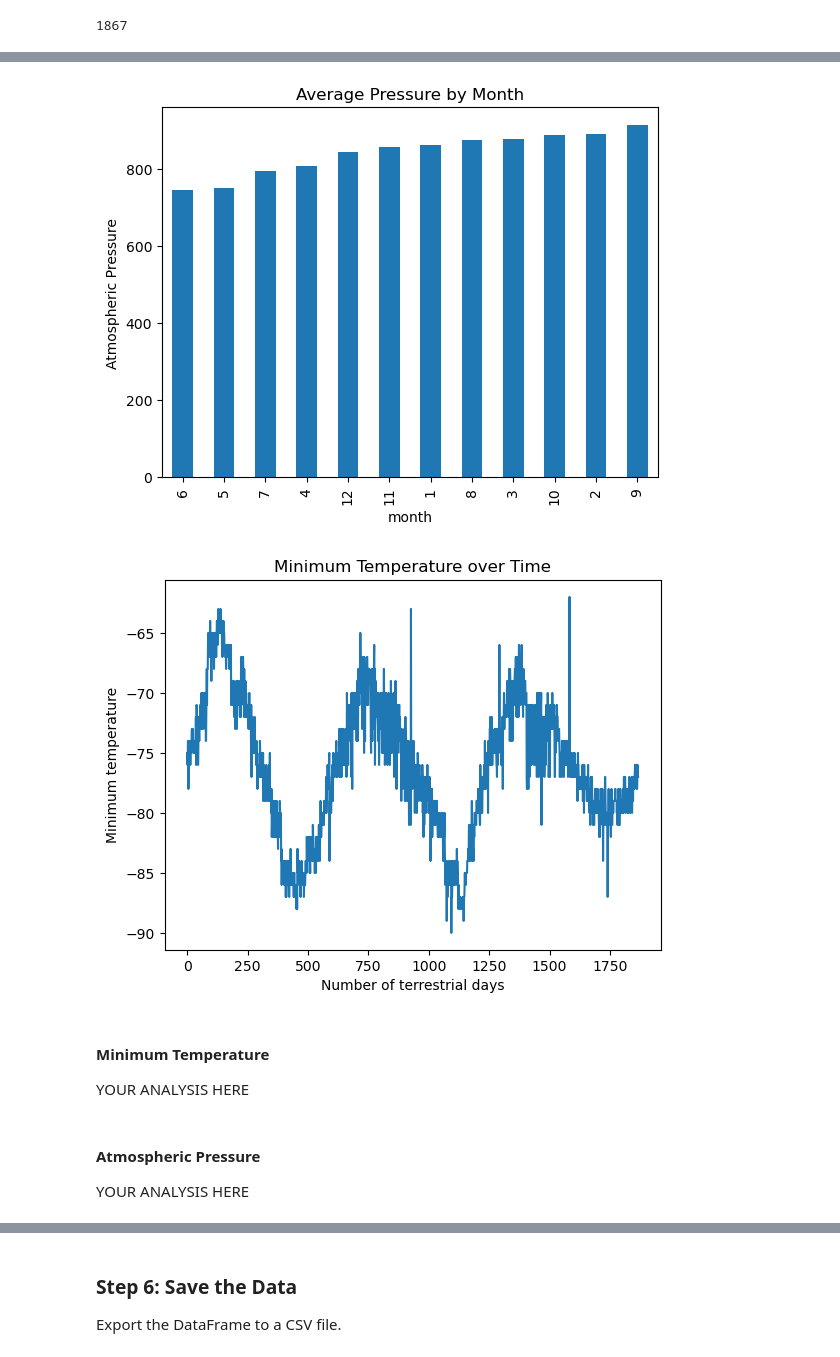
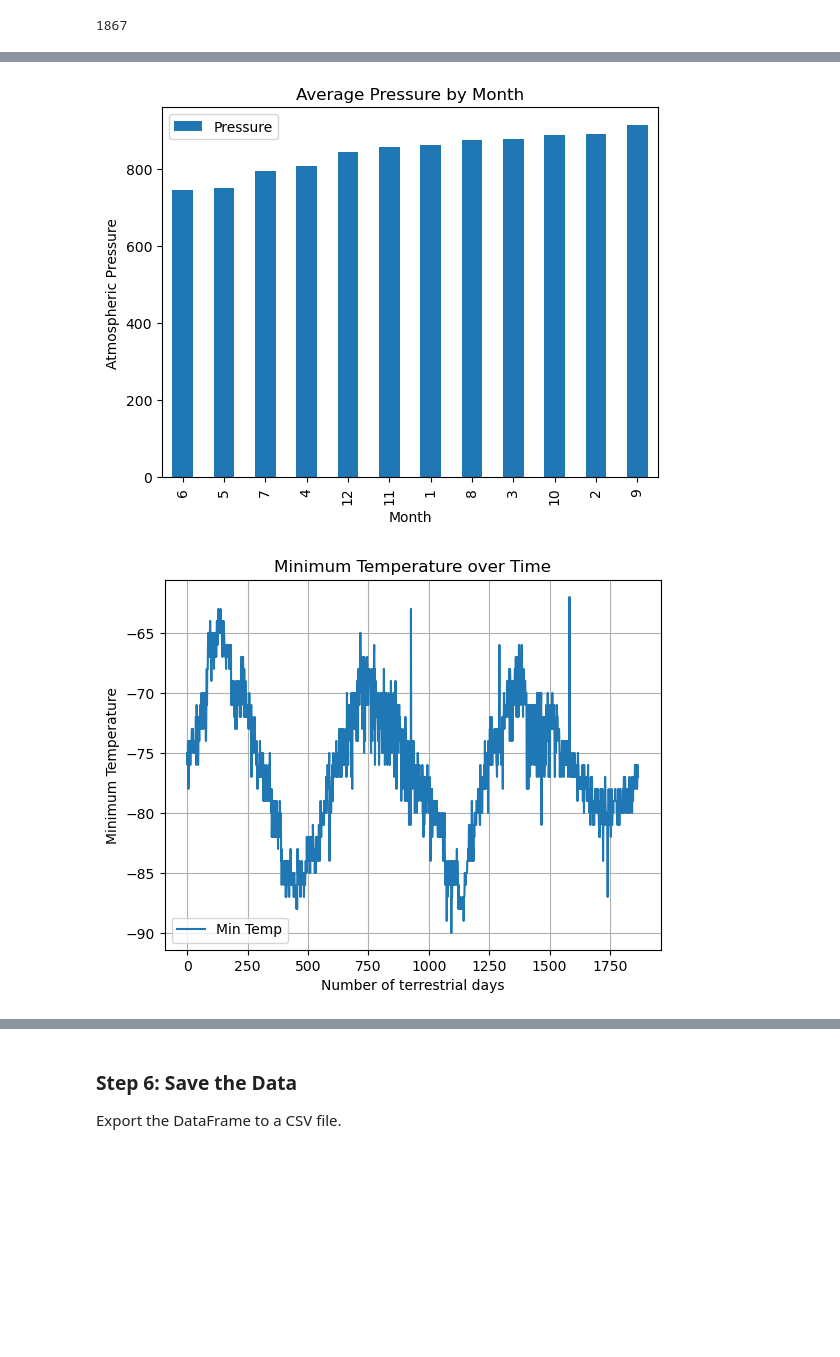
Before and after one commit to Andragon53/html-challenge, a Jupyter notebook: Mars_Scraping/part_2_mars_weather.ipynb, the cells around one changed output, grey strips where cells are left out. Drawn from its saved outputs; the diff is of its cells as text; code cells hidden in the pictures; blank space fills up the shorter version.

```diff
--- a/Mars_Scraping/part_2_mars_weather.ipynb
+++ b/Mars_Scraping/part_2_mars_weather.ipynb
@@ -86,7 +67,7 @@ for row in tableRows:
     dfRows.append(rowData)
 # %%
 # Create a Pandas DataFrame by using the list of rows and a list of the column names
-mars_df = pd.DataFrame(dfRows, columns=['ID', 'Earth Date', 'Sols', 'Solar Long.', 'Month', 'Min. Temp', 'Pressure'])
+mars_df = pd.DataFrame(dfRows, columns=['ID', 'Earth Date', 'Sols', 'Solar Long', 'Month', 'Min Temp', 'Pressure'])
 # %%
 # Confirm DataFrame was created successfully
 mars_df.head()
@@ -119,2 +99,6 @@ dtype: object
+# %%
+# Change data types for data analysis
+mars_df["Earth Date"] = pd.to_datetime(mars_df["Earth Date"])
+mars_df = mars_df.astype({"Sols": "int32", "Solar Long": "int32", "Month": "int32", "Min Temp": "float64", "Pressure": "float64"})
 # %%
 # Confirm type changes were successful by examining data types again
@@ -200,17 +198,15 @@ Name: pressure, dtype: float64
 # %%
 # Identify the lowest and highest pressure months in Curiosity's location by sorting the previous graph
+sortPressure = pressureDF.sort_values("Pressure", ascending=True)
+pressureGraph = sortPressure.plot(kind="bar", title="Average Pressure by Month", ylabel="Atmospheric Pressure")
+plt.show()
 # %% [output]
-[figure, old version]
+[figure, new version]
 # %%
 # 5. How many terrestrial (Earth) days are there in a Martian year?
 # Visually estimate the result by plotting the daily minimum temperature of each observation in the data set.
+tempDaily = mars_df[["Min Temp"]].reset_index().rename(columns={"index": "Days_out"})
+tempDaily.plot(kind="line", x="Days_out", y="Min Temp", grid=True, title="Minimum Temperature over Time", xlabel="Number of terrestrial days", ylabel="Minimum Temperature")
+plt.show()
 # %% [output]
-[figure, old version]
+[figure, new version]
-# %% [markdown]
-#### Minimum Temperature
-
-YOUR ANALYSIS HERE
-# %% [markdown]
-#### Atmospheric Pressure
-
-YOUR ANALYSIS HERE
```
Also changed, not shown: parts of 17 cells of this notebook, 2 other files.
